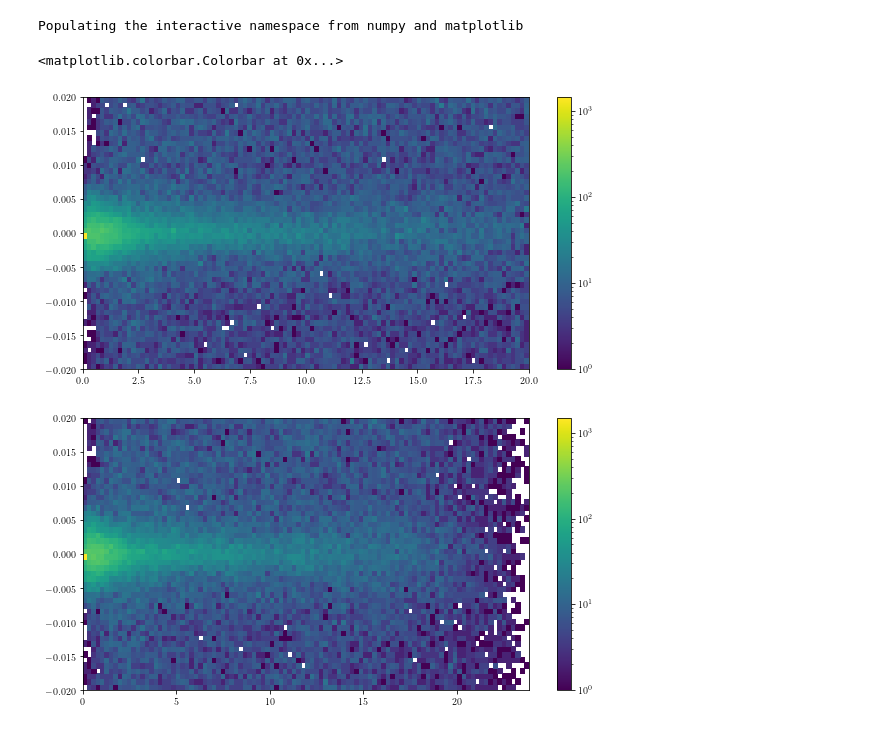
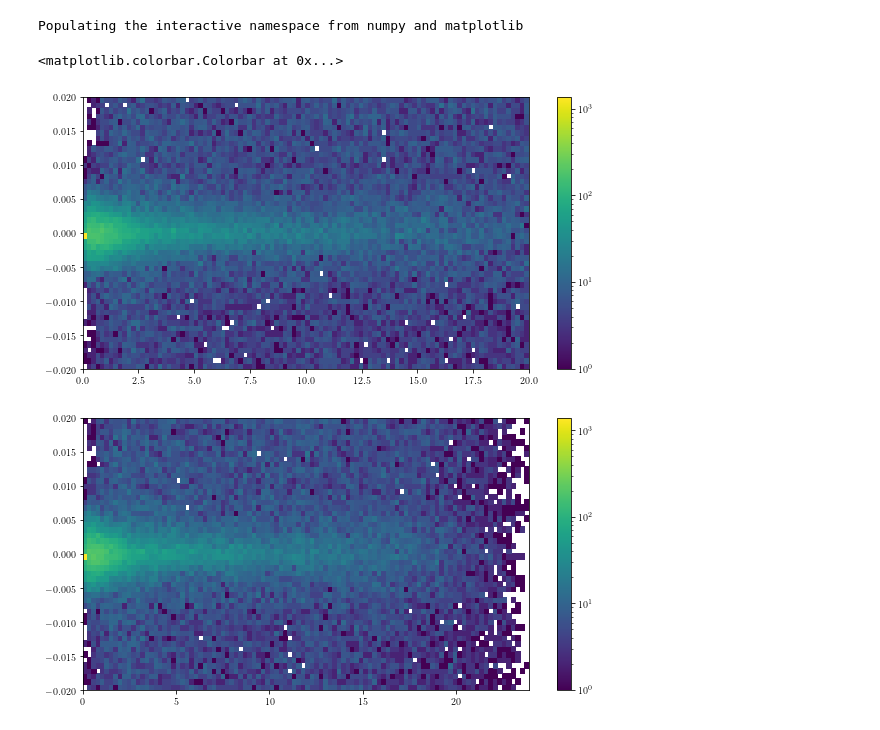
Before and after one commit to chihway/ClusterProfiles, a Jupyter notebook: velocity/PhaseSpace.ipynb, the cells around one changed output. Drawn from its saved outputs; the diff is of its cells as text; code cells hidden in the pictures.

```diff
--- a/velocity/PhaseSpace.ipynb
+++ b/velocity/PhaseSpace.ipynb
@@ -18,24 +19,24 @@ velocity = np.loadtxt("phase_space_zmin0.1_zmax0.2_withlam.dat")
 # %%
 R = velocity[:,0]
 dz = velocity[:,1]
 Lambda = velocity[:,5]
 Mag = velocity[:,3]
-# R = R[Mag<-20]
-# dz = dz[Mag<-20]
-# Lambda =Lambda[Mag<-20]
+R = R[(Mag<-19.5)]
+dz = dz[(Mag<-19.5)]
+Lambda =Lambda[(Mag<-19.5)]
 
 mean_lambda = np.mean(Lambda)
 R_scale = R/(Lambda/mean_lambda)**(1./3)
 mplot.figure(figsize=(10,5))
 mplot.hist2d(R, dz, bins=(100,50), norm=pl.colors.LogNorm())
 mplot.colorbar()
 mplot.figure(figsize=(10,5))
 mplot.hist2d(R_scale, dz, bins=(100,50), norm=pl.colors.LogNorm())
 mplot.colorbar()
 # %% [output]
 <matplotlib.colorbar.Colorbar at 0x...>
-[figure, old version]
+[figure, new version]
-[figure, old version]
+[figure, new version]
 # %%
 mplot.hist(Lambda, bins=50)
 # %% [output]
```
Also changed, not shown: parts of 19 cells of this notebook.
